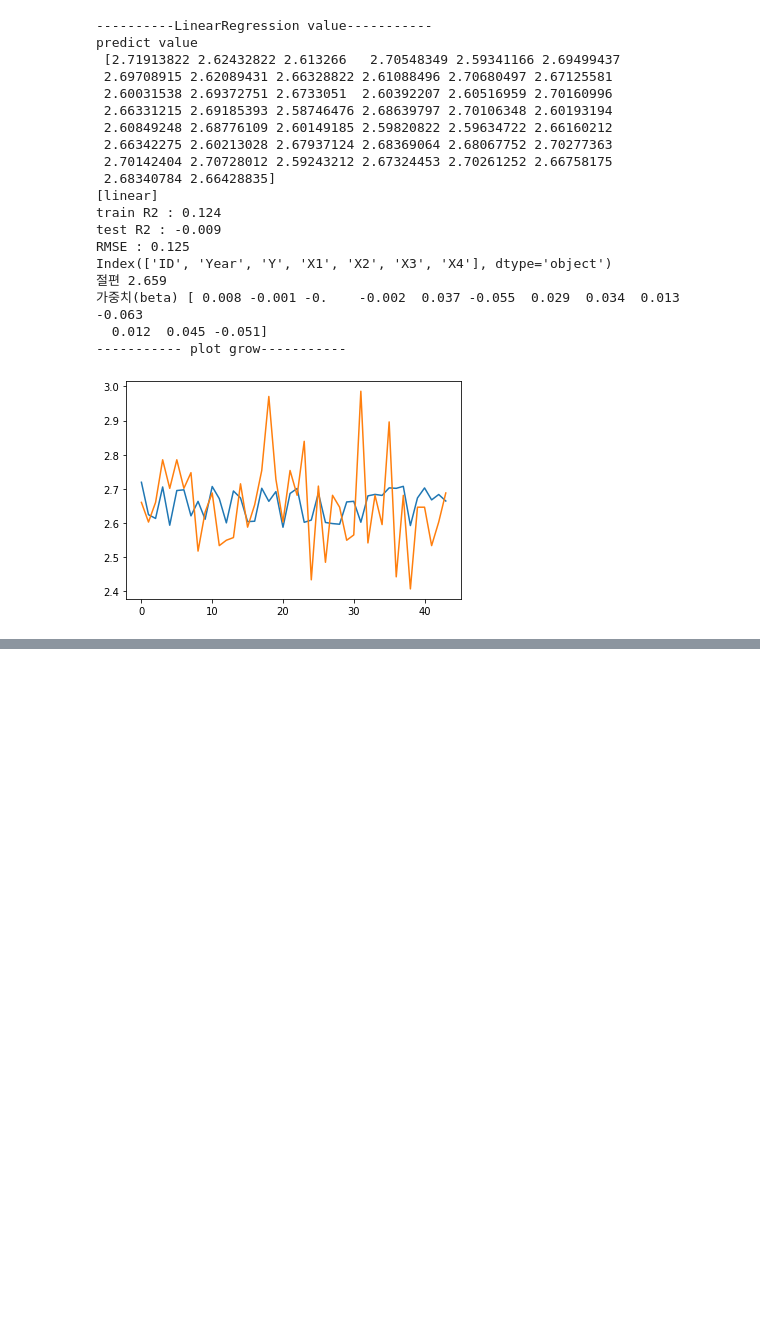
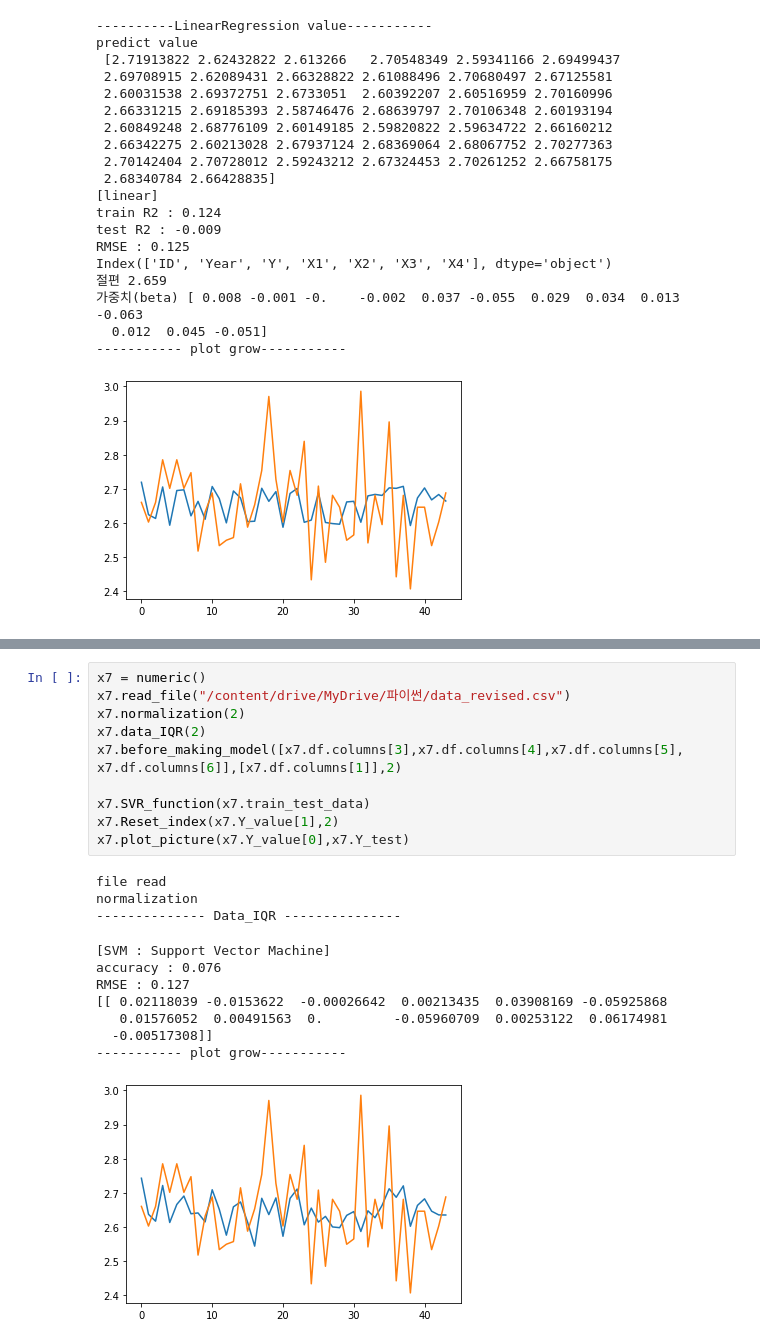
Before and after one commit to good-thinking/easy-coding2, a Jupyter notebook: class(Linear).ipynb, the cells around one changed output, grey strips where cells are left out. Cells and saved outputs as stored; diff of their text form; blank space fills up the shorter version.

```diff
--- a/class(Linear).ipynb
+++ b/class(Linear).ipynb
@@ -188,0 +345,22 @@ RMSE : 0.125
+# %%
+x7 = numeric()
+x7.read_file("/content/drive/MyDrive/파이썬/data_revised.csv")
+x7.normalization(2)
+x7.data_IQR(2)
+x7.before_making_model([x7.df.columns[3],x7.df.columns[4],x7.df.columns[5], x7.df.columns[6]],[x7.df.columns[1]],2)
+
+x7.SVR_function(x7.train_test_data)
+x7.Reset_index(x7.Y_value[1],2)
+x7.plot_picture(x7.Y_value[0],x7.Y_test)
+# %% [output]
+file read
+normalization
+-------------- Data_IQR ---------------
+[SVM : Support Vector Machine]
+accuracy : 0.076
+RMSE : 0.127
+[[ 0.02118039 -0.0153622  -0.00026642  0.00213435  0.03908169 -0.05925868
+   0.01576052  0.00491563  0.         -0.05960709  0.00253122  0.06174981
+  -0.00517308]]
+----------- plot grow-----------
+[figure, added]
```
Also changed, not shown: parts of 9 cells of this notebook.
